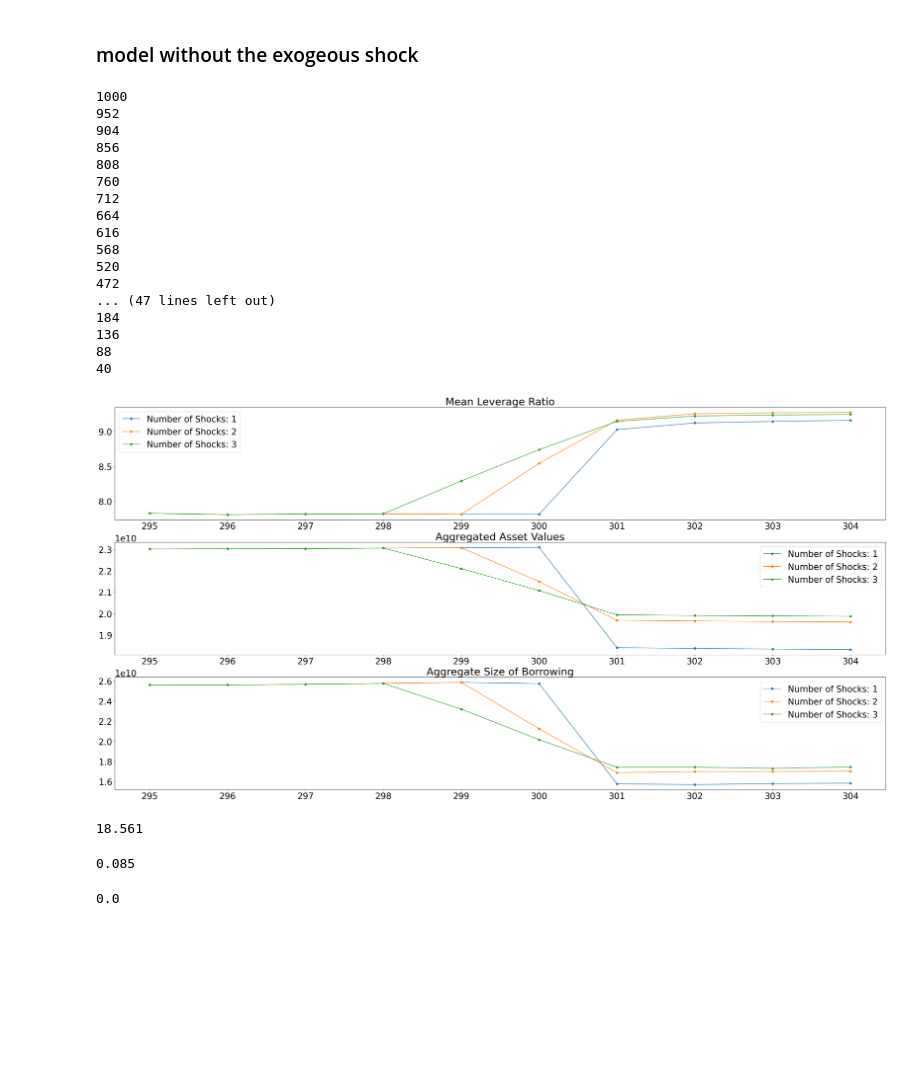
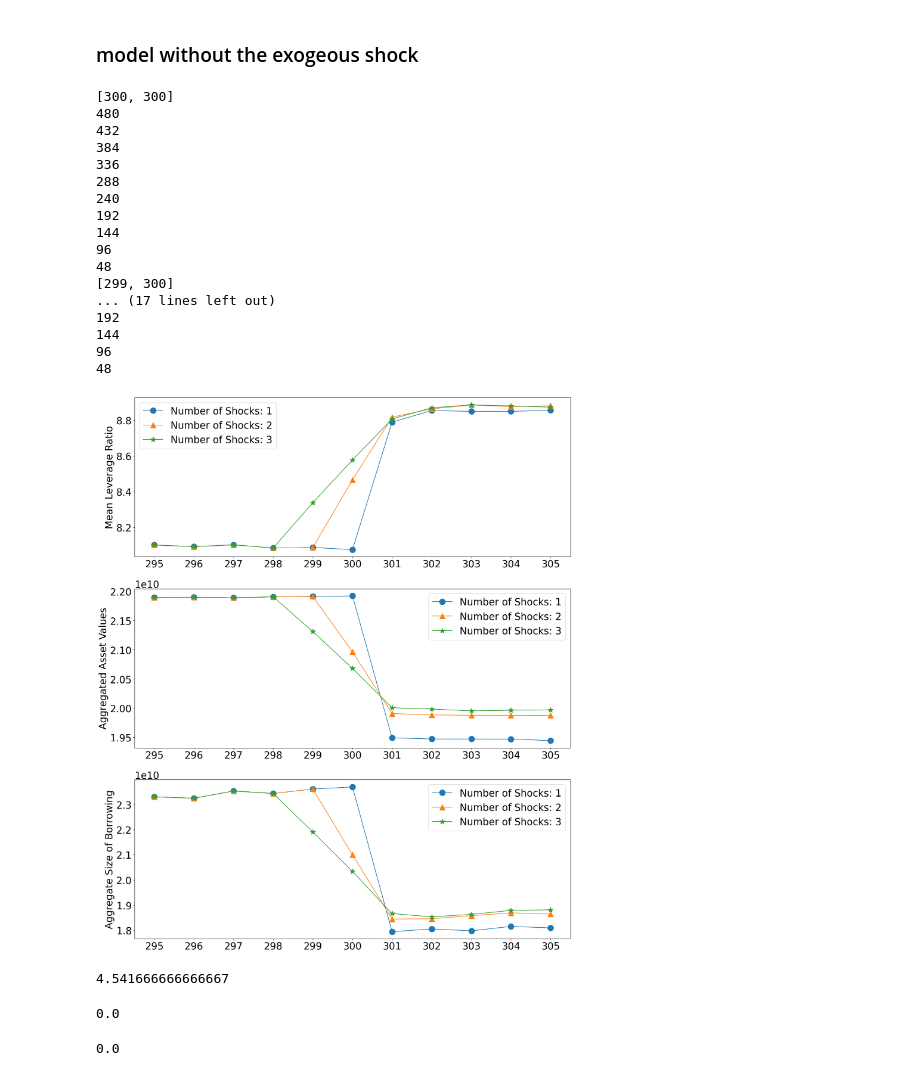
Before and after one commit to dongxulee/balanceSheet, a Jupyter notebook: bankingSystemHTM.ipynb, the cells around one changed output. Saved outputs shown, nothing was run; the diff lists cells and outputs as text; code cells hidden in the pictures; blank space fills up the shorter version.

```diff
--- a/bankingSystemHTM.ipynb
+++ b/bankingSystemHTM.ipynb
@@ -39,29 +39,30 @@ Populating the interactive namespace from numpy and matplotlib
 # %% [markdown]
 ### model without the exogeous shock
 # %%
-numberOfRun = 1000
+numberOfRun = 48*10
 simulationSteps = 500
 rCollections = []
 for pa in [params, params1, params2]:
+    print(pa["shockDuration"])
     rCollections.append(multiRun(numberOfRun, pa))
 # %% [output]
-1000
-952
-904
-856
-808
-760
-712
-664
-616
-568
-520
-472
-... (47 lines left out)
-184
-136
-88
-40
+[300, 300]
+480
+432
+384
+336
+288
+240
+192
+144
+96
+48
+[299, 300]
+... (17 lines left out)
+192
+144
+96
+48
 # %%
 def amData(rCollection):
     for i,r in enumerate(rCollection):
@@ -82,18 +83,19 @@ for rCollection in rCollections:
     agentData, modelData = amData(rCollection)
     agentDatas.append(agentData)
     modelDatas.append(modelData)
-# %%
-simulationMonitorCompare(agentDatas, modelDatas, simulationSteps)
-# %% [output]
-[figure, removed]
+# %%
+pylab.rcParams['figure.figsize'] = (20, 25)
+simulationMonitorCompare(agentDatas, modelDatas, simulationSteps)
+# %% [output]
+[figure, added]
 # %%
 [agentDatas[0].xs(i, level="Step")["Default"].sum() for i in range(simulationSteps)][-1]
 # %% [output]
-18.561
+4.541666666666667
 # %%
 [agentDatas[1].xs(i, level="Step")["Default"].sum() for i in range(simulationSteps)][-1]
 # %% [output]
-0.085
+0.0
 # %%
 [agentDatas[2].xs(i, level="Step")["Default"].sum() for i in range(simulationSteps)][-1]
 # %% [output]
```
Also changed, not shown: 4 other files.
